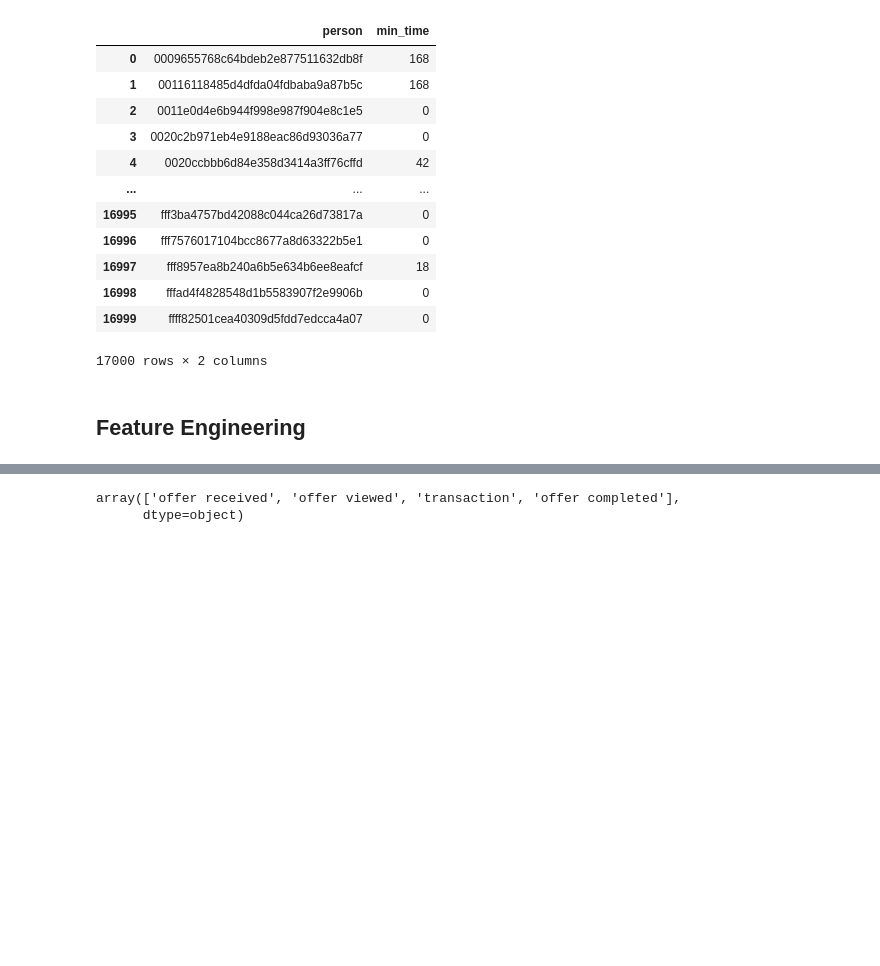
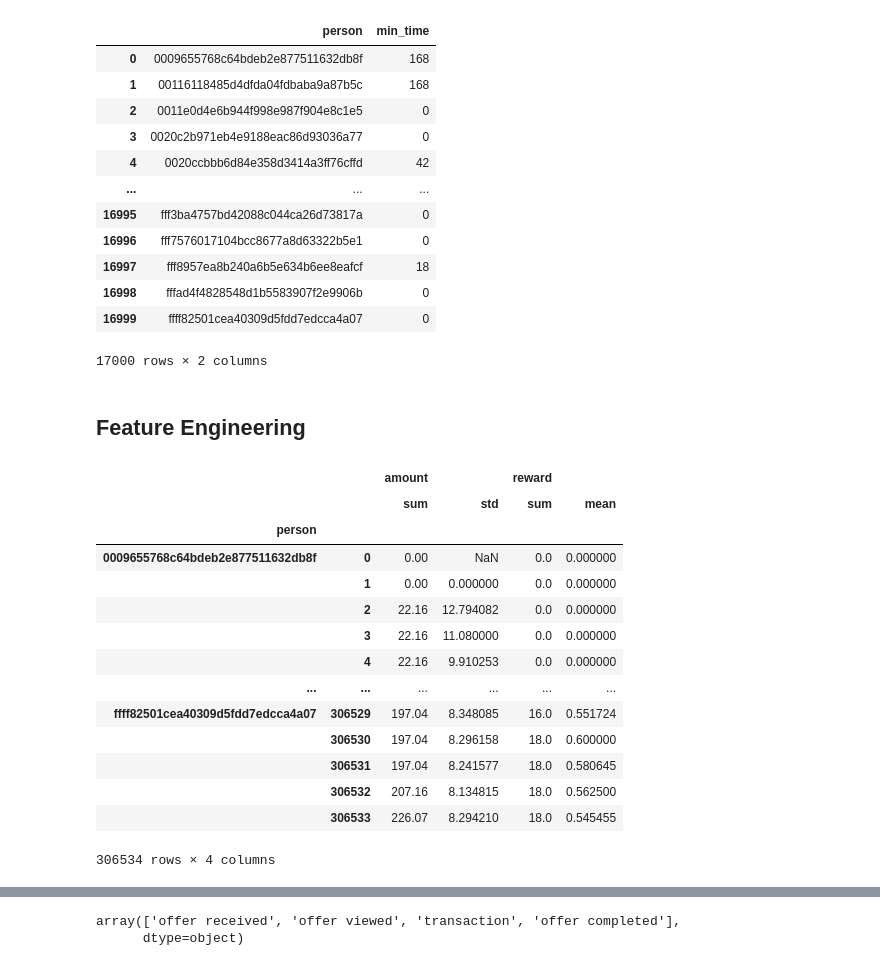
Before and after one commit to felipe-takaoka/starbucks-capstone, a Jupyter notebook: Starbucks_Capstone_notebook.ipynb, the cells around one changed output, grey strips where cells are left out. Cells and saved outputs as stored; diff of their text form; code cells hidden in the pictures; blank space fills up the shorter version.

```diff
--- a/Starbucks_Capstone_notebook.ipynb
+++ b/Starbucks_Capstone_notebook.ipynb
@@ -292,3 +290,21 @@ transcript_eda.groupby("person")["time"].min().reset_index().rename(columns={"ti
 17000 rows × 2 columns
 # %% [markdown]
 ## Feature Engineering
+# %%
+transcript_df.groupby("person").expanding().agg({"amount": ["sum", "std"], "reward": ["sum", "mean"]})
+# %% [output]
+|  |  | amount |  | reward |  |
+|  |  | sum | std | sum | mean |
+| person |  |  |  |  |  |
+| 0009655768c64bdeb2e877511632db8f | 0 | 0.00 | NaN | 0.0 | 0.000000 |
+|  | 1 | 0.00 | 0.000000 | 0.0 | 0.000000 |
+|  | 2 | 22.16 | 12.794082 | 0.0 | 0.000000 |
+|  | 3 | 22.16 | 11.080000 | 0.0 | 0.000000 |
+|  | 4 | 22.16 | 9.910253 | 0.0 | 0.000000 |
+| ... | ... | ... | ... | ... | ... |
+| ffff82501cea40309d5fdd7edcca4a07 | 306529 | 197.04 | 8.348085 | 16.0 | 0.551724 |
+|  | 306530 | 197.04 | 8.296158 | 18.0 | 0.600000 |
+|  | 306531 | 197.04 | 8.241577 | 18.0 | 0.580645 |
+|  | 306532 | 207.16 | 8.134815 | 18.0 | 0.562500 |
+|  | 306533 | 226.07 | 8.294210 | 18.0 | 0.545455 |
+306534 rows × 4 columns
```
Also changed, not shown: parts of 8 cells of this notebook.
